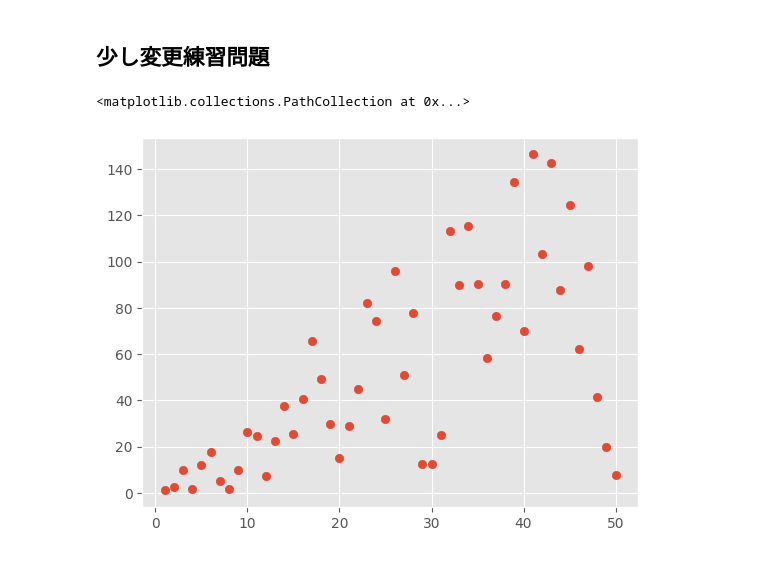
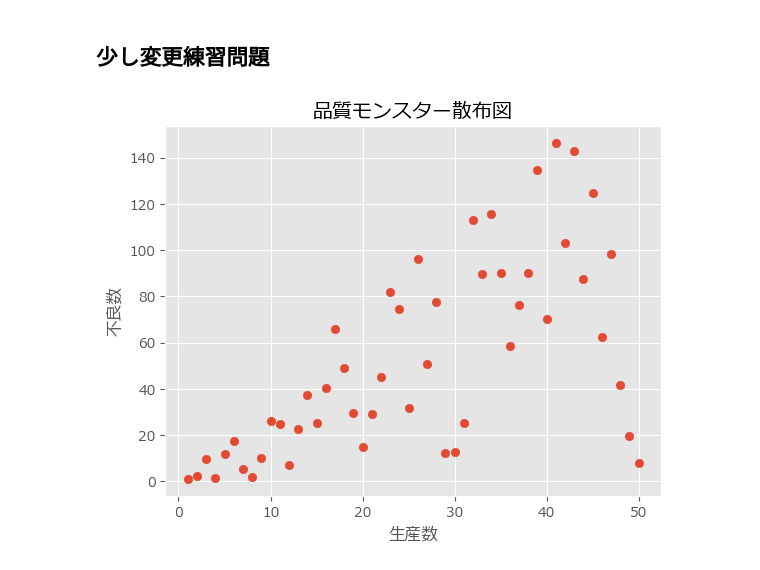
Before and after one commit to kjfarm1225/pyq_practice, a Jupyter notebook: 187_2_scatter_plot/187_2_scatter_plot_practice.ipynb, the cells around one changed output. Cells and saved outputs as stored; diff of their text form; code cells hidden in the pictures.

```diff
--- a/187_2_scatter_plot/187_2_scatter_plot_practice.ipynb
+++ b/187_2_scatter_plot/187_2_scatter_plot_practice.ipynb
@@ -2,6 +2,8 @@
 %matplotlib inline
 import matplotlib.pyplot as plt
 import numpy as np
+
+plt.rcParams["font.family"] = "Meiryo"
 # %%
 plt.style.use("ggplot")
 # %%
@@ -55,7 +57,10 @@ y = 4 * x * rng.random(50)
 # %%
 fig = plt.figure()
 ax = fig.add_subplot()
 ax.scatter(x, y)
+
+ax.set_title("品質モンスター散布図")
+ax.set_xlabel("生産数")
+ax.set_ylabel("不良数");
 # %% [output]
-<matplotlib.collections.PathCollection at 0x...>
-[figure, old version]
+[figure, new version]
```
Also changed, not shown: 3 other files.
